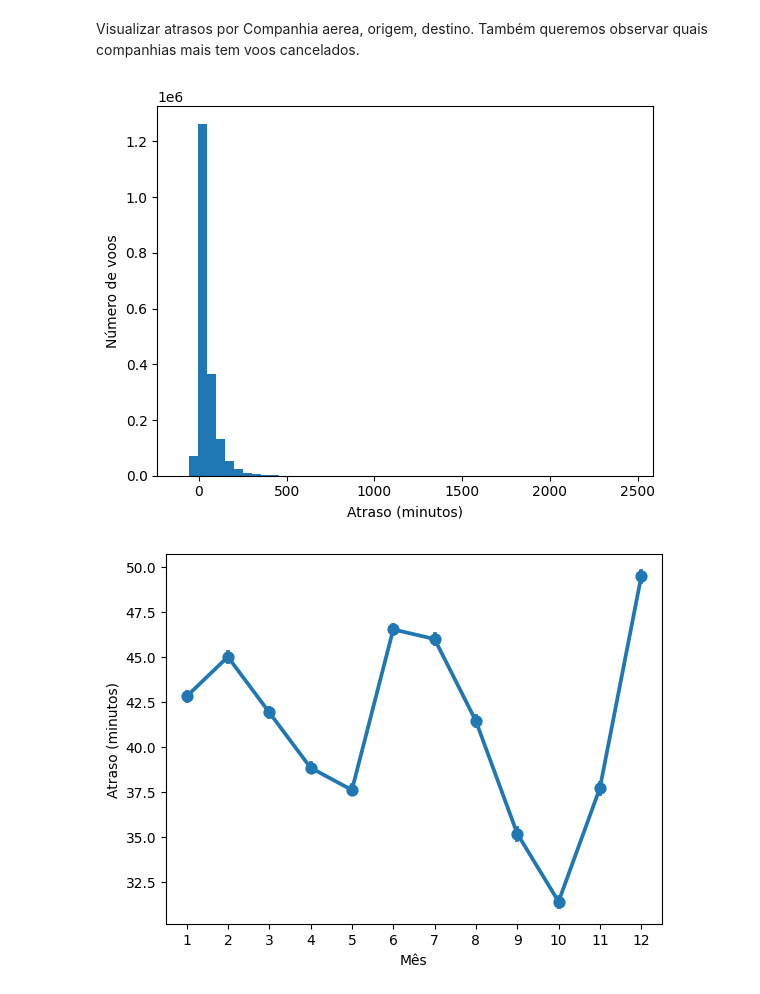
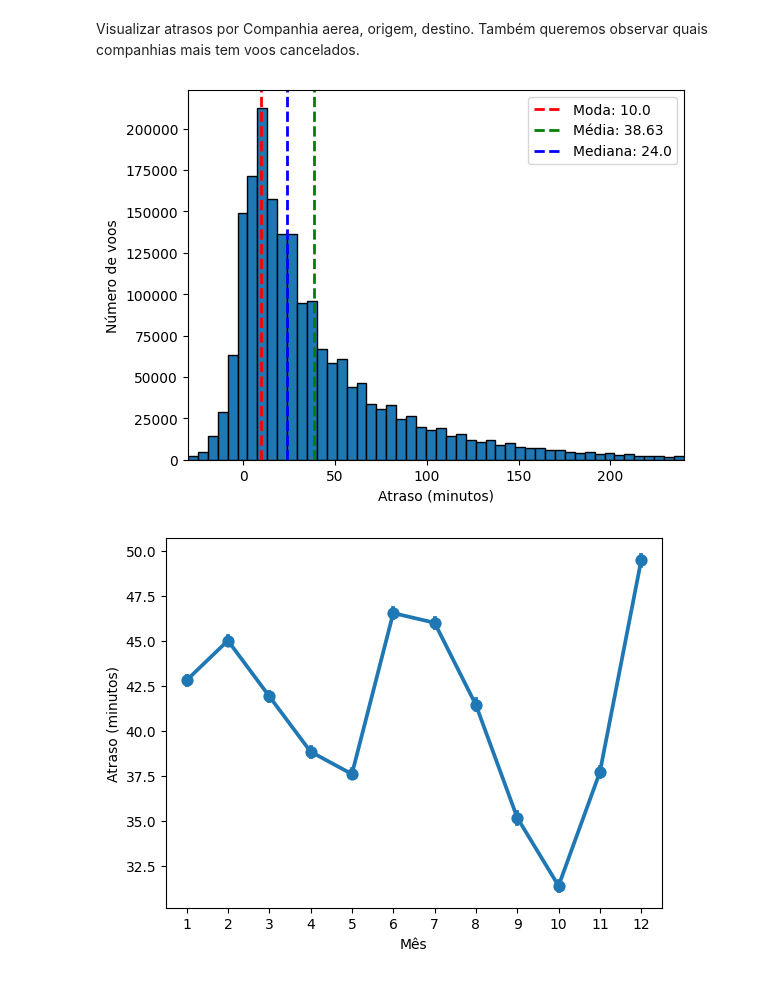
Before and after one commit to ThiagoRochedo/Projeto_Mod05_Ada_VemSerTech, a Jupyter notebook: Projeto.ipynb, the cells around one changed output. Cells and saved outputs as stored; diff of their text form; code cells hidden in the pictures.

Commit message:
Graficos por companhia aerea com media, moda e mediana

```diff
--- a/Projeto.ipynb
+++ b/Projeto.ipynb
@@ -230,46 +238,91 @@ df[variaveis_continuas].describe()
 Visualizar atrasos por Companhia aerea, origem, destino.
 Também queremos observar quais companhias mais tem voos cancelados.
 # %%
-df_atrasos = df[['ArrDelay', 'DayOfWeek', 'Month', 'UniqueCarrier', 'Origin', 'Dest', 'CarrierDelay', 'Cancelled']]
+df_atrasos = df[['ArrDelay','DepDelay', 'DayOfWeek', 'Month', 'UniqueCarrier', 'Origin', 'Dest', 'CarrierDelay', 'Cancelled']]
 
-# Grafico de colunas, atrasos por voos
-plt.hist(df_atrasos["ArrDelay"], bins=50)
+# Defina os limites de filtro
+limite_inferior = -30
+limite_superior = 240
+
+# Filtrar os dados dentro dos limites desejados
+dados_filtrados = df_atrasos[(df_atrasos['ArrDelay'] >= limite_inferior) & (df_atrasos['ArrDelay'] <= limite_superior)]
+
+# Crie o histograma com os valores ajustados
+plt.hist(dados_filtrados["ArrDelay"], bins=50, edgecolor='black')
 plt.xlabel("Atraso (minutos)")
 plt.ylabel("Número de voos")
+
+# Adicione a moda, média e mediana ao gráfico
+moda = dados_filtrados["ArrDelay"].mode()[0]
+media = dados_filtrados["ArrDelay"].mean()
+mediana = dados_filtrados["ArrDelay"].median()
+
+plt.axvline(moda, color='red', linestyle='dashed', linewidth=2, label=f'Moda: {moda}')
+plt.axvline(media, color='green', linestyle='dashed', linewidth=2, label=f'Média: {media:.2f}')
+plt.axvline(mediana, color='blue', linestyle='dashed', linewidth=2, label=f'Mediana: {mediana}')
+
+# Ajuste os valores mínimo e máximo no eixo x
+plt.xlim(limite_inferior, limite_superior)
+
+# Adicione uma legenda
+plt.legend()
+
+# Exiba o gráfico
 plt.show()
 
 # Grafico de atraso por mês
 sns.pointplot(x="Month", y="ArrDelay", data=df_atrasos)
 plt.xlabel("Mês")
 plt.ylabel("Atraso (minutos)")
 plt.show()
 
 # Grafico de atraso por companhia aérea
 df_atrasos.groupby("UniqueCarrier")["ArrDelay"].mean().sort_values(ascending=True).head(10)
 
 sns.countplot(x='UniqueCarrier', data=df, order=df['UniqueCarrier'].value_counts().sort_values().index)
 plt.xlabel('Companhia Aérea')
 plt.ylabel('Frequência de Voos')
 plt.show()
 
 # Cálculo do atraso acumulado e médio por companhia aérea
 df_atrasos_cia = df.groupby('UniqueCarrier')['ArrDelay'].sum()
 df_atrasos_cia_media = df_atrasos_cia / df.groupby('UniqueCarrier').size()
 
 # Ordenação por atraso médio crescente
 df_atrasos_cia_media = df_atrasos_cia_media.sort_values(ascending=True)
 
 # Criação do gráfico de barras
 sns.barplot(x=df_atrasos_cia_media.index, y=df_atrasos_cia_media)
 
 # Adição de rótulos aos eixos
 plt.xlabel('Companhia Aérea')
 plt.ylabel('Atraso Médio por Voo (minutos)')
 
 # Exibição do gráfico
 plt.show()
+
+total_origin_delay = df_atrasos.groupby('Origin')['DepDelay'].sum().sort_values(ascending=False)
+
+# Total de atrasos por Destino (Dest)
+total_dest_delay = df_atrasos.groupby('Dest')['ArrDelay'].sum().sort_values(ascending=False)
+
+# Criar gráfico para Origem (Total de atrasos por Origem)
+plt.figure(figsize=(12, 6))
+total_origin_delay.head(10).plot(kind='bar', color='skyblue')
+plt.title('Top 10 Origens com mais atrasos (Total de Atrasos por Origem)')
+plt.xlabel('Origem')
+plt.ylabel('Total de Atrasos')
+plt.show()
+
+# Criar gráfico para Destino (Total de atrasos por Destino)
+plt.figure(figsize=(12, 6))
+total_dest_delay.head(10).plot(kind='bar', color='salmon')
+plt.title('Top 10 Destinos com mais atrasos (Total de Atrasos por Destino)')
+plt.xlabel('Destino')
+plt.ylabel('Total de Atrasos')
+plt.show()
 # %% [output]
-[figure, old version]
+[figure, new version]
 [figure]
 [figure]
 [figure]
```
Also changed, not shown: parts of 5 cells of this notebook.
